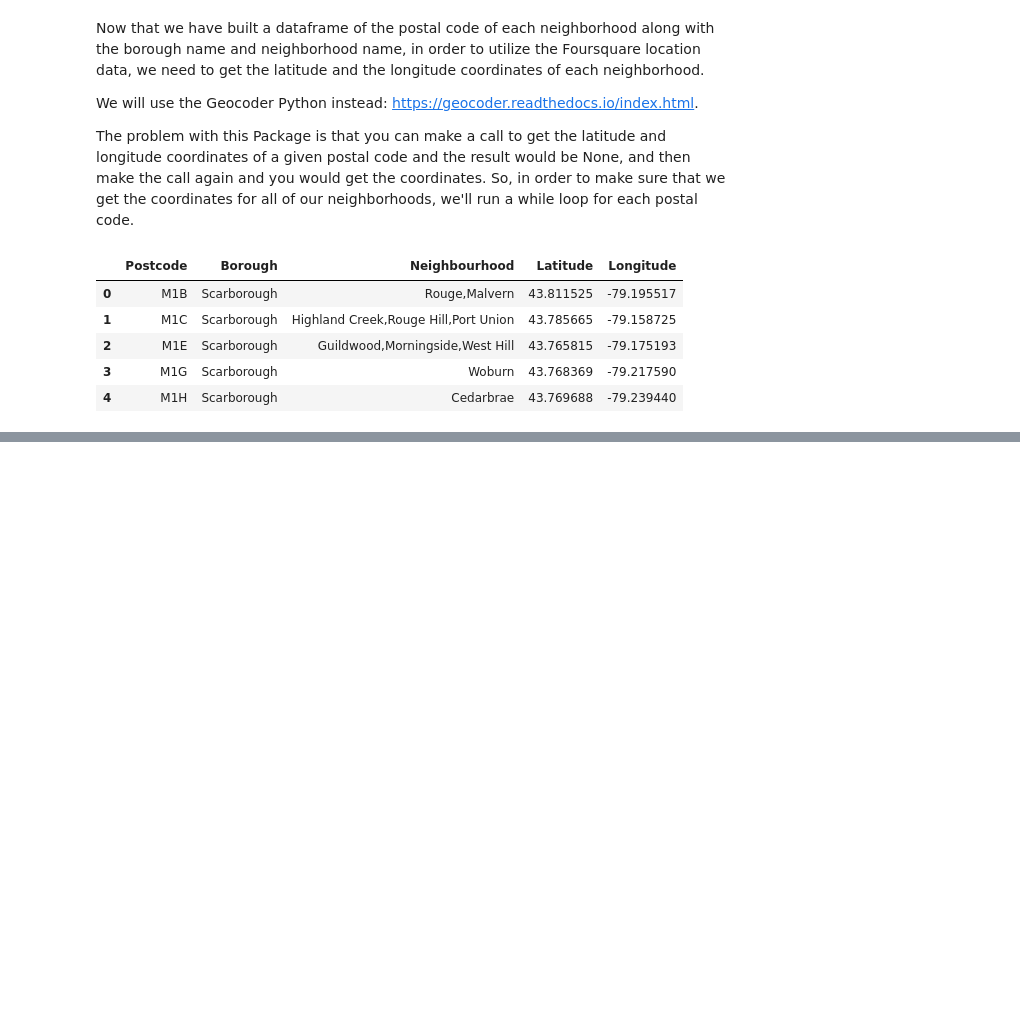
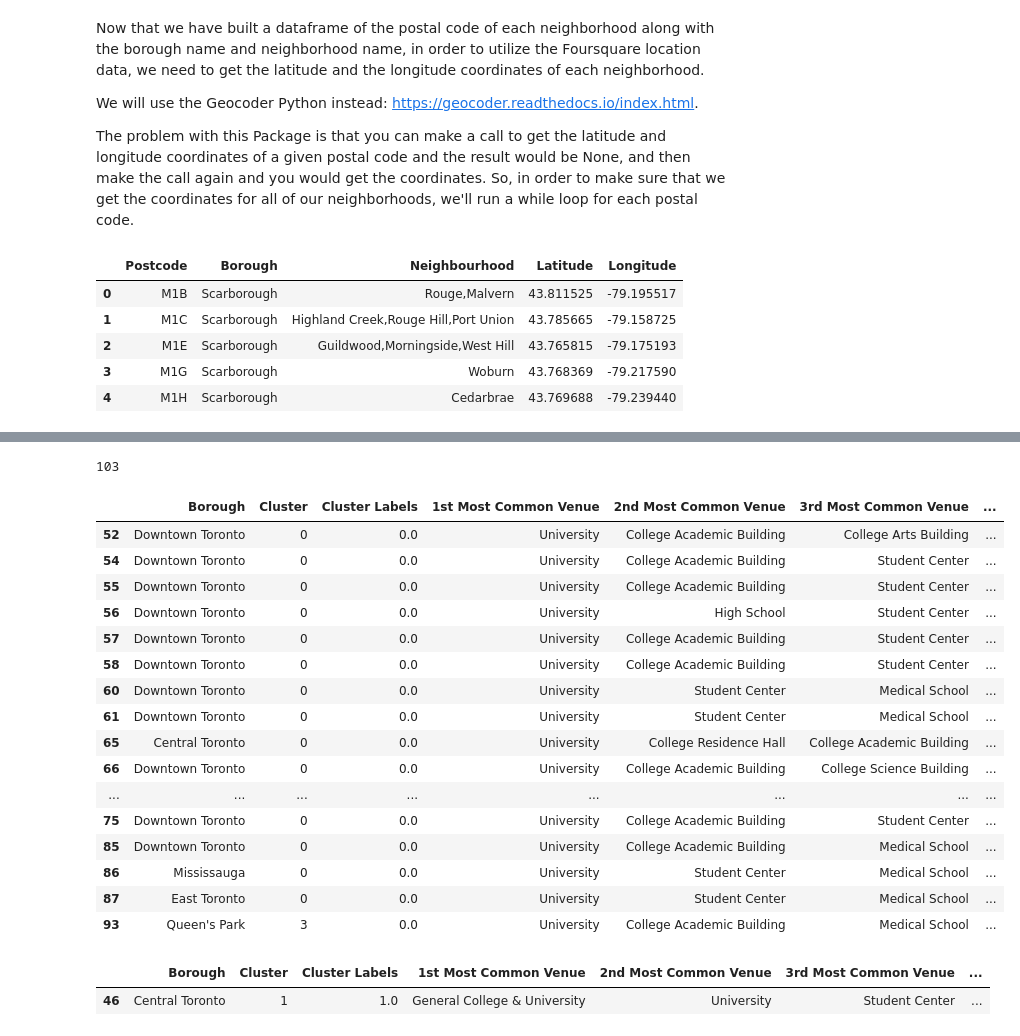
Before and after one commit to m23sawant/Coursera_Capstone, a Jupyter notebook: Capstone.ipynb, the cells around one changed output, grey strips where cells are left out. Cells and saved outputs as stored; diff of their text form; code cells hidden in the pictures; blank space fills up the shorter version.

Commit message:
Added London and NYC. Updated Toronto

```diff
--- a/Capstone.ipynb
+++ b/Capstone.ipynb
@@ -173,0 +343,6 @@ toronto_map
+# %%
+def return_most_common_venues(row, num_top_venues):
+    row_categories = row.iloc[1:]
+    row_categories_sorted = row_categories.sort_values(ascending=False)
+
+    return row_categories_sorted.index.values[0:num_top_venues]
@@ -173,0 +377,11 @@ toronto_map
+# %%
+# set number of clusters
+kclusters = 6
+
+toronto_grouped_clustering = toronto_grouped.drop('Neighborhood', 1)
+
+# run k-means clustering
+kmeans = KMeans(n_clusters=kclusters, random_state=0).fit(toronto_grouped_clustering)
+
+# check cluster labels generated for each row in the dataframe
+kmeans.labels_[0:10]
@@ -173,0 +390,10 @@ toronto_map
+# %%
+# add clustering labels
+
+neighborhoods_venues_sorted.insert(0, 'Cluster Labels', kmeans.labels_)
+
+toronto_merged = df2
+toronto_merged.rename(columns={"Neighbourhood": "Neighborhood"},inplace=True)
+toronto_merged = toronto_merged.join(neighborhoods_venues_sorted.set_index('Neighborhood'), on='Neighborhood')
+
+toronto_merged.head()
@@ -173,0 +407,2 @@ toronto_map
+# %%
+toronto_merged=toronto_merged.fillna({"Cluster Labels":5})
@@ -173,0 +437,29 @@ toronto_map
+# %%
+toronto_merged['Cluster Labels'].isna().count()
+# %% [output]
+103
+# %%
+toronto_merged.loc[toronto_merged['Cluster Labels'] == 0, toronto_merged.columns[[1] + list(range(5, toronto_merged.shape[1]))]]
+# %% [output]
+|  | Borough | Cluster | Cluster Labels | 1st Most Common Venue | 2nd Most Common Venue | 3rd Most Common Venue | ... |
+| 52 | Downtown Toronto | 0 | 0.0 | University | College Academic Building | College Arts Building | ... |
+| 54 | Downtown Toronto | 0 | 0.0 | University | College Academic Building | Student Center | ... |
+| 55 | Downtown Toronto | 0 | 0.0 | University | College Academic Building | Student Center | ... |
+| 56 | Downtown Toronto | 0 | 0.0 | University | High School | Student Center | ... |
+| 57 | Downtown Toronto | 0 | 0.0 | University | College Academic Building | Student Center | ... |
+| 58 | Downtown Toronto | 0 | 0.0 | University | College Academic Building | Student Center | ... |
+| 60 | Downtown Toronto | 0 | 0.0 | University | Student Center | Medical School | ... |
+| 61 | Downtown Toronto | 0 | 0.0 | University | Student Center | Medical School | ... |
+| 65 | Central Toronto | 0 | 0.0 | University | College Residence Hall | College Academic Building | ... |
+| 66 | Downtown Toronto | 0 | 0.0 | University | College Academic Building | College Science Building | ... |
+| ... | ... | ... | ... | ... | ... | ... | ... |
+| 75 | Downtown Toronto | 0 | 0.0 | University | College Academic Building | Student Center | ... |
+| 85 | Downtown Toronto | 0 | 0.0 | University | College Academic Building | Medical School | ... |
+| 86 | Mississauga | 0 | 0.0 | University | Student Center | Medical School | ... |
+| 87 | East Toronto | 0 | 0.0 | University | Student Center | Medical School | ... |
+| 93 | Queen's Park | 3 | 0.0 | University | College Academic Building | Medical School | ... |
+# %%
+toronto_merged.loc[toronto_merged['Cluster Labels'] == 1, toronto_merged.columns[[1] + list(range(5, toronto_merged.shape[1]))]]
+# %% [output]
+|  | Borough | Cluster | Cluster Labels | 1st Most Common Venue | 2nd Most Common Venue | 3rd Most Common Venue | ... |
+| 46 | Central Toronto | 1 | 1.0 | General College & University | University | Student Center | ... |
```
Also changed, not shown: parts of 23 cells of this notebook, 1 other file.
